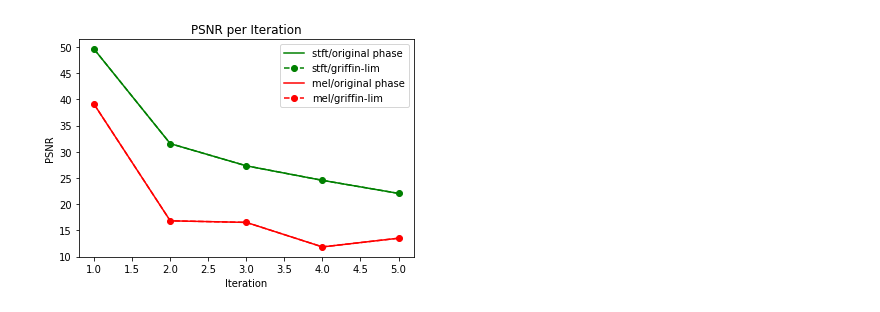
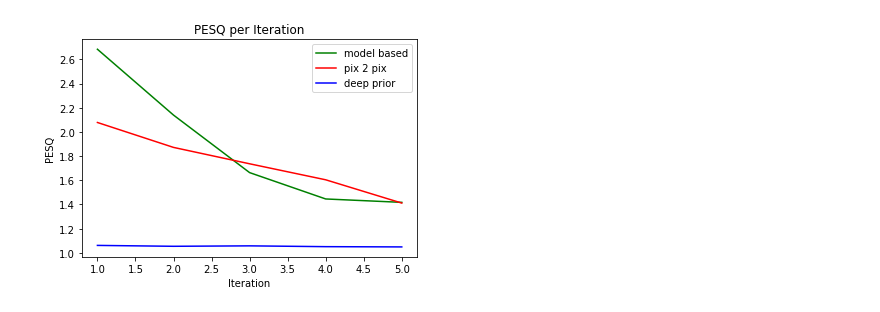
Before and after one commit to mindofsimon/PC_L13_Audio_Inpainting, a Jupyter notebook: results/PC_Results.ipynb, the cells around one changed output. Drawn from its saved outputs; the diff is of its cells as text; code cells hidden in the pictures.

```diff
--- a/results/PC_Results.ipynb
+++ b/results/PC_Results.ipynb
@@ -71,8 +73,9 @@ with open('model_based_t.csv', mode='w') as model_based: # OPENING FILE (TILL TH
 # %%
+import csv
 import matplotlib.pyplot as plt
-index = 1 #PSNR
+index = 3 #PSNR
 
-with open('model_based_mean_results_1_1.csv','r') as csvfile:
+with open('model_based_mean_results_1_1_t.csv','r') as csvfile:
   plots = csv.reader(csvfile, delimiter=',')
   x=[1,2,3,4,5]
   y_1=[]
@@ -86,60 +89,45 @@ with open('model_based_mean_results_1_1.csv','r') as csvfile:
   y_1[3]=float(y_1[3])
   y_1[4]=float(y_1[4])
 
-with open('model_based_mean_results_1_2.csv','r') as csvfile:
+with open('pix_2_pix_mean_results_1_1_t.csv','r') as csvfile:
   plots = csv.reader(csvfile, delimiter=',')
   x=[1,2,3,4,5]
   y_2=[]
   for row in plots:
     y_2.append(row[index])
 
   y_2=(y_2[1:])
   y_2[0]=float(y_2[0])
   y_2[1]=float(y_2[1])
   y_2[2]=float(y_2[2])
   y_2[3]=float(y_2[3])
   y_2[4]=float(y_2[4])
 
-with open('model_based_mean_results_2_1.csv','r') as csvfile:
+with open('deep_prior_mean_results_1_1_t.csv','r') as csvfile:
   plots = csv.reader(csvfile, delimiter=',')
   x=[1,2,3,4,5]
   y_3=[]
   for row in plots:
     y_3.append(row[index])
 
   y_3=(y_3[1:])
   y_3[0]=float(y_3[0])
   y_3[1]=float(y_3[1])
   y_3[2]=float(y_3[2])
   y_3[3]=float(y_3[3])
   y_3[4]=float(y_3[4])
 
 
-with open('model_based_mean_results_2_2.csv','r') as csvfile:
-  plots = csv.reader(csvfile, delimiter=',')
-  x=[1,2,3,4,5]
-  y_4=[]
-  for row in plots:
-    y_4.append(row[index])
-
-  y_4=(y_4[1:])
-  y_4[0]=float(y_4[0])
-  y_4[1]=float(y_4[1])
-  y_4[2]=float(y_4[2])
-  y_4[3]=float(y_4[3])
-  y_4[4]=float(y_4[4])
-
-plt.plot(x,y_1, label='stft/original phase', color='green')
-plt.plot(x,y_2, label='stft/griffin-lim', color='green' ,linestyle="dashed" ,marker='o')
-plt.plot(x,y_3, label='mel/original phase', color='red')
-plt.plot(x,y_4, label='mel/griffin-lim', color='red', linestyle="dashed", marker='o')
+plt.plot(x,y_1, label='model based', color='green')
+plt.plot(x,y_2, label='pix 2 pix', color='red')
+plt.plot(x,y_3, label='deep prior', color='blue')
 plt.xlabel('Iteration')
-plt.ylabel('PSNR')
-plt.title('PSNR per Iteration')
+plt.ylabel('PESQ')
+plt.title('PESQ per Iteration')
 plt.legend()
 
-#plt.savefig('PSNR_model_based_time')
+plt.savefig('PESQ_mean_time')
 
 plt.show()
 # %% [output]
-[figure, old version]
+[figure, new version]
```
Also changed, not shown: parts of 1 cell of this notebook, 3 other files.
